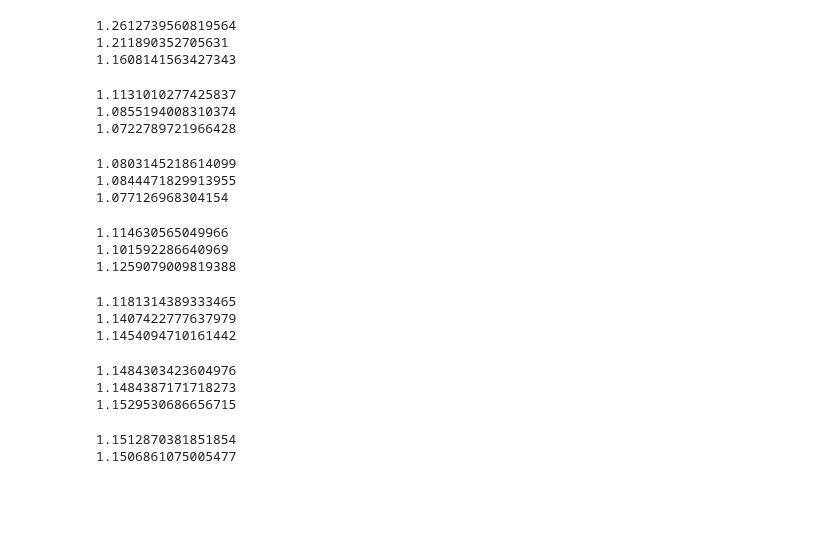
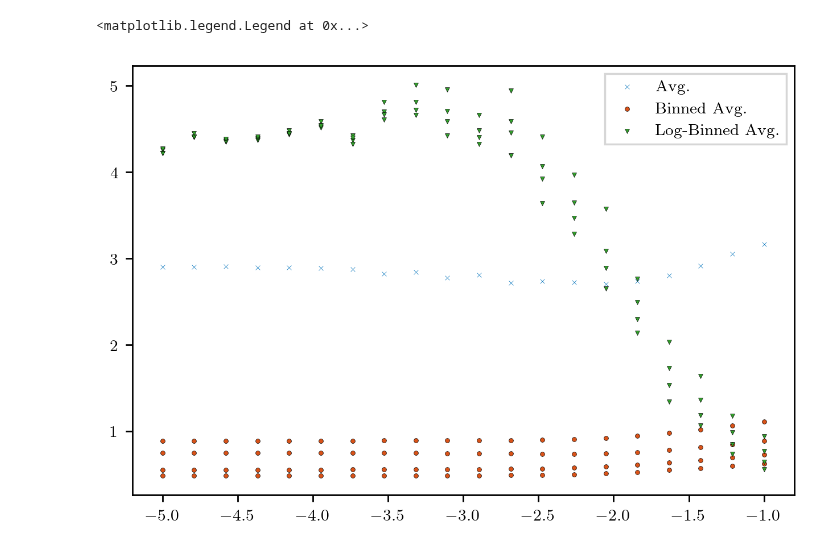
Before and after one commit to mab68/Kea, a Jupyter notebook: example_notebooks/parsevals.ipynb, the cells around one changed output. Cells and saved outputs as stored; diff of their text form; code cells hidden in the pictures; blank space fills up the shorter version.

```diff
--- a/example_notebooks/parsevals.ipynb
+++ b/example_notebooks/parsevals.ipynb
@@ -123,68 +224,58 @@ for e, kfek in enumerate(specs):
 # %%
+
 for e, kfek in enumerate(specs):
     kD, fekD = kfek
-    km, fekm, _ = spectra_base.spectrum_integrate(kD, fekD,
-        spec_type='modal', lenn=phys_dims,
-        ignore_nan=False, norm_bin_size=False,
-        bin_center=True, cut_excess=False, nan_small=False)
-    width = get_width(spectra_base.wavenumber_mesh(kD), None, False)
+    km, fekm, width = bin_data(spectra_base.wavenumber_mesh(kD), fekD,
+                        mean_func=np.nanmean, min_bin=0., max_bin=None,
+                        ignore_nan=False, norm_bin_size=True, bin_center=True,
+                        cut_excess=False, nan_small=False)
+    if D == 1:
+        dOmega = 2.
     if D == 2:
         dOmega = 2. * np.pi * km
     if D == 3:
         dOmega = 4. * np.pi * km**2
-    print(np.nansum(fekm * width * dOmega) * (1./twopi)**D / energies[e])
-    #plt.loglog(ko, feko, marker='.')
+    e_estimation = np.nansum(fekm * dOmega * width) * (1./twopi)**D / np.sum(np.ones(grid_dims) * dx**D)
+    #print(e_estimation / energies[e])
+    plt.scatter(alphas[e], e_estimation / energies[e], marker='x', s=5., color=c[0], zorder=2, linewidth=0.2, edgecolor='black')
     #assert np.isclose(np.nansum(fekm * width * dOmega) * (1./twopi)**D / energies[e], 1., rtol=0.001)
 
-    continue
-
     for i in range(4, 8):
-        km, fekm, _ = spectra_base.spectrum_integrate(kD, fekD,
-            spec_type='modal', lenn=phys_dims,
-            ignore_nan=False, norm_bin_size=False,
-            bin_center=True, cut_excess=False,
-            nan_small=False, num_bins=N//i)
-        width = get_width(spectra_base.wavenumber_mesh(kD), N//i, False)
+        km, fekm, width = bin_data(spectra_base.wavenumber_mesh(kD), fekD,
+                mean_func=np.nanmean, min_bin=0., max_bin=None,
+                ignore_nan=False, norm_bin_size=True, bin_center=True,
+                cut_excess=False, nan_small=False, num_bins=N//i)
+        if D == 1:
+            dOmega = 2.
         if D == 2:
             dOmega = 2. * np.pi * km
         if D == 3:
             dOmega = 4. * np.pi * km**2
-        print(np.nansum(fekm * width * dOmega) * (1./twopi)**D / energies[e])
-        #plt.loglog(ko, feko, marker='.')
+        e_estimation = np.nansum(fekm * dOmega * width) * (1./twopi)**D / np.sum(np.ones(grid_dims) * dx**D)
+        #print(e_estimation / energies[e])
+        plt.scatter(alphas[e], e_estimation / energies[e], marker='o', s=5., color=c[1], zorder=2, linewidth=0.2, edgecolor='black')
         #assert np.isclose(np.nansum(fekm * width * dOmega) * (1./twopi)**D / energies[e], 1., rtol=0.001)
 
     for i in range(4, 8):
-        km, fekm, width = spectra_base.spectrum_integrate(kD, fekD,
-            spec_type='modal', lenn=phys_dims,
-            ignore_nan=False, log_space=True,
-            norm_bin_size=False, bin_center=True,
-            cut_excess=False, nan_small=False, num_bins=N//i)
-        width = get_width(spectra_base.wavenumber_mesh(kD), N//i, True)
+        km, fekm, width = bin_data(spectra_base.wavenumber_mesh(kD), fekD,
+                        mean_func=np.nanmean, min_bin=2.*np.pi/L, max_bin=None,
+                        ignore_nan=False, norm_bin_size=True, bin_center=True,
+                        cut_excess=False, nan_small=False, num_bins=N//i, log_space=True)
+        if D == 1:
+            dOmega = 2.
         if D == 2:
             dOmega = 2. * np.pi * km
         if D == 3:
             dOmega = 4. * np.pi * km**2
-        print(np.nansum(fekm * width * dOmega) * (1./twopi)**D / energies[e])
-        #plt.loglog(ko, feko, marker='.')
+        e_estimation = np.nansum(fekm * dOmega * width) * (1./twopi)**D / np.sum(np.ones(grid_dims) * dx**D)
+        #print(e_estimation / energies[e])
+        plt.scatter(alphas[e], e_estimation / energies[e], marker='v', s=5., color=c[2], zorder=2, linewidth=0.2, edgecolor='black')
         #assert np.isclose(np.nansum(fekm * width * dOmega) * (1./twopi)**D / energies[e], 1., rtol=0.001)
+
+plt.scatter([], [], marker='x', s=5., color=c[0], linewidth=0.2, edgecolor='black', label=r'Avg.')
+plt.scatter([], [], marker='o', s=5., color=c[1], linewidth=0.2, edgecolor='black', label=r'Binned Avg.')
+plt.scatter([], [], marker='v', s=5., color=c[2], linewidth=0.2, edgecolor='black', label=r'Log-Binned Avg.')
+plt.legend(fancybox=False, frameon=True)
 # %% [output]
-1.2612739560819564
-1.211890352705631
-1.1608141563427343
+<matplotlib.legend.Legend at 0x...>
-1.1131010277425837
-1.0855194008310374
-1.0722789721966428
-1.0803145218614099
-1.0844471829913955
-1.077126968304154
-1.114630565049966
-1.101592286640969
-1.1259079009819388
-1.1181314389333465
-1.1407422777637979
-1.1454094710161442
-1.1484303423604976
-1.1484387171718273
-1.1529530686656715
-1.1512870381851854
-1.1506861075005477
+[figure, added]
```
Also changed, not shown: parts of 6 cells of this notebook, 12 other files.
